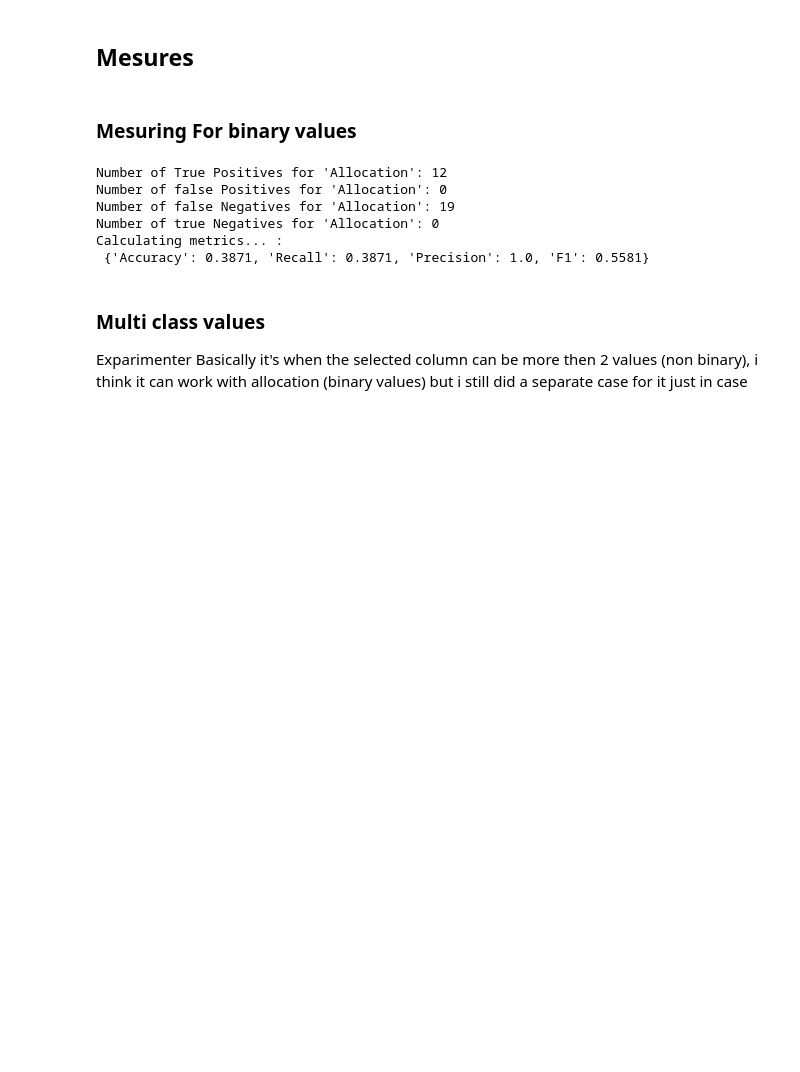
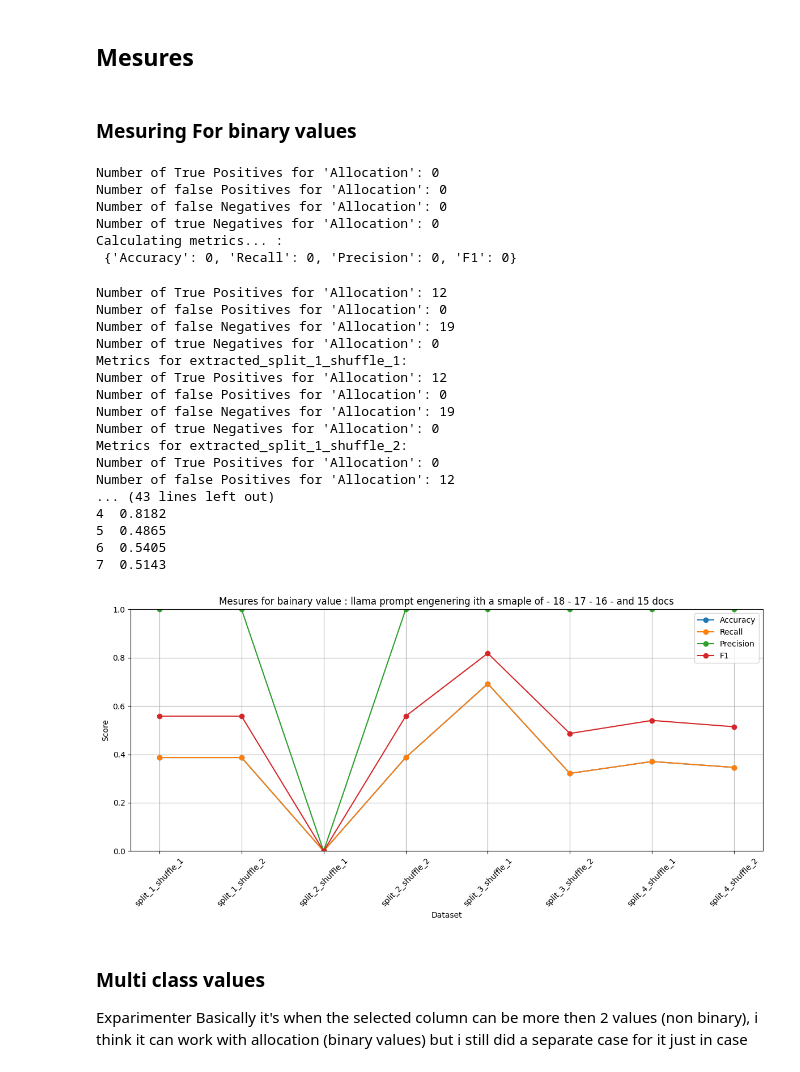
Before and after one commit to safarrez/Evaluating_extracted_data, a Jupyter notebook: evaluation_with_sql.ipynb, the cells around one changed output. Cells and saved outputs as stored; diff of their text form; code cells hidden in the pictures; blank space fills up the shorter version.

```diff
--- a/evaluation_with_sql.ipynb
+++ b/evaluation_with_sql.ipynb
@@ -141,0 +195,6 @@ extracted_combined_df
+# %%
+ext_splitted = []
+extract_data_from_csv_in_dir(ext_splitted, directory='content/extracted_*')
+
+format_name_and_accuracy_check(ext_splitted, ground_truth_df)
+accuracyCheck_alloc_and_exp(extracted_combined_df, ground_truth_df)
@@ -175,0 +305,3 @@ Tables created with the same structure as the CSV and data inserted.
+# %%
+for ext in ext_splitted:
+    creatingDB(ground_truth_df, ext['data'], gt_table, os.path.basename(ext['dir']))
@@ -177,9 +346,9 @@ Tables created with the same structure as the CSV and data inserted.
 ## Calculating the mesures
 Auxilary functions used to calculate the mesures
 # %%
-def calculateAccuracy(TP, FP, FN):
+def calculateAccuracy(TP, FP, FN, TN):
     '''calculates the accuracy of a model based on true positives, true negatives, false positives, and false negatives.'''
-    return TP / (TP + FP + FN) if (TP + FP + FN) > 0 else 0
+    return TP + TN / (TP + FP + FN + TN) if (TP + FP + FN + TN) > 0 else 0
 
 def calculatePrecision(TP, FP):
     '''calculates the precision of a model based on true positives and false positives.'''
@@ -193,10 +362,10 @@ def calculateF1Score(precision, recall):
     '''calculates the F1 score based on precision and recall.'''
     return 2 * precision * recall / (precision + recall) if (precision + recall) > 0 else 0
 
-def calculateMetrics(TP, FP, FN):
+def calculateMesures(TP, FP, FN, TN):
     '''calculates various metrics based on true positives, false positives, and false negatives.'''
     # --- Metrics ---
-    accuracy = calculateAccuracy(TP, FP, FN)
+    accuracy = calculateAccuracy(TP, FP, FN, TN)
     recall = calculateRecall(TP, FN)
     precision = calculatePrecision(TP, FP)
     f1 = calculateF1Score(precision, recall)
@@ -413,11 +629,11 @@ FN = falseNegatives('content/database.db', gt_table, extracted_table, 'Allocatio
 
 TN = trueNegatives('content/database.db', gt_table, extracted_table, 'Allocation')
 
-print("Calculating metrics... : \n", calculateMetrics(TP, FP, FN))
+print("Calculating metrics... : \n", calculateMesures(TP, FP, FN))
 # %% [output]
-Number of True Positives for 'Allocation': 12
+Number of True Positives for 'Allocation': 0
 Number of false Positives for 'Allocation': 0
-Number of false Negatives for 'Allocation': 19
+Number of false Negatives for 'Allocation': 0
 Number of true Negatives for 'Allocation': 0
 Calculating metrics... :
- {'Accuracy': 0.3871, 'Recall': 0.3871, 'Precision': 1.0, 'F1': 0.5581}
+ {'Accuracy': 0, 'Recall': 0, 'Precision': 0, 'F1': 0}
@@ -424,3 +676,48 @@ Calculating metrics... :
+# %%
+splitted_mesures = countingMesuresForEveryone('content/database.db', gt_table, extracted=None, column='Allocation', positiveValue='Random')
+
+import matplotlib.pyplot as plt
+
+def plot_binary_mesures(splitted_mesures):
+    # Clean up dataset names for readability
+    splitted_mesures['Cleaned_Dataset'] = splitted_mesures['Dataset'].str.replace('extracted_', '', regex=False)
+
+    metrics = ['Accuracy', 'Recall', 'Precision', 'F1']
+
+    plt.figure(figsize=(12, 6))
+    for metric in metrics:
+        plt.plot(splitted_mesures['Cleaned_Dataset'], splitted_mesures[metric], marker='o', label=metric)
+
+    plt.xlabel('Dataset')
+    plt.ylabel('Score')
+    plt.ylim(0, 1)
+    plt.title('Mesures for bainary value : llama prompt engenering ith a smaple of - 18 - 17 - 16 - and 15 docs')
+    plt.grid()
+    plt.legend()
+    plt.xticks(rotation=45)
+    plt.tight_layout()
+    plt.show()
+
+plot_binary_mesures(splitted_mesures)
+# %% [output]
+Number of True Positives for 'Allocation': 12
+Number of false Positives for 'Allocation': 0
+Number of false Negatives for 'Allocation': 19
+Number of true Negatives for 'Allocation': 0
+Metrics for extracted_split_1_shuffle_1:
+Number of True Positives for 'Allocation': 12
+Number of false Positives for 'Allocation': 0
+Number of false Negatives for 'Allocation': 19
+Number of true Negatives for 'Allocation': 0
+Metrics for extracted_split_1_shuffle_2:
+Number of True Positives for 'Allocation': 0
+Number of false Positives for 'Allocation': 12
+... (43 lines left out)
+4  0.8182
+5  0.4865
+6  0.5405
+7  0.5143
+[figure, added]
 # %% [markdown]
 ### Multi class values
 Exparimenter
```
Also changed, not shown: parts of 28 cells of this notebook, 3 other files.
